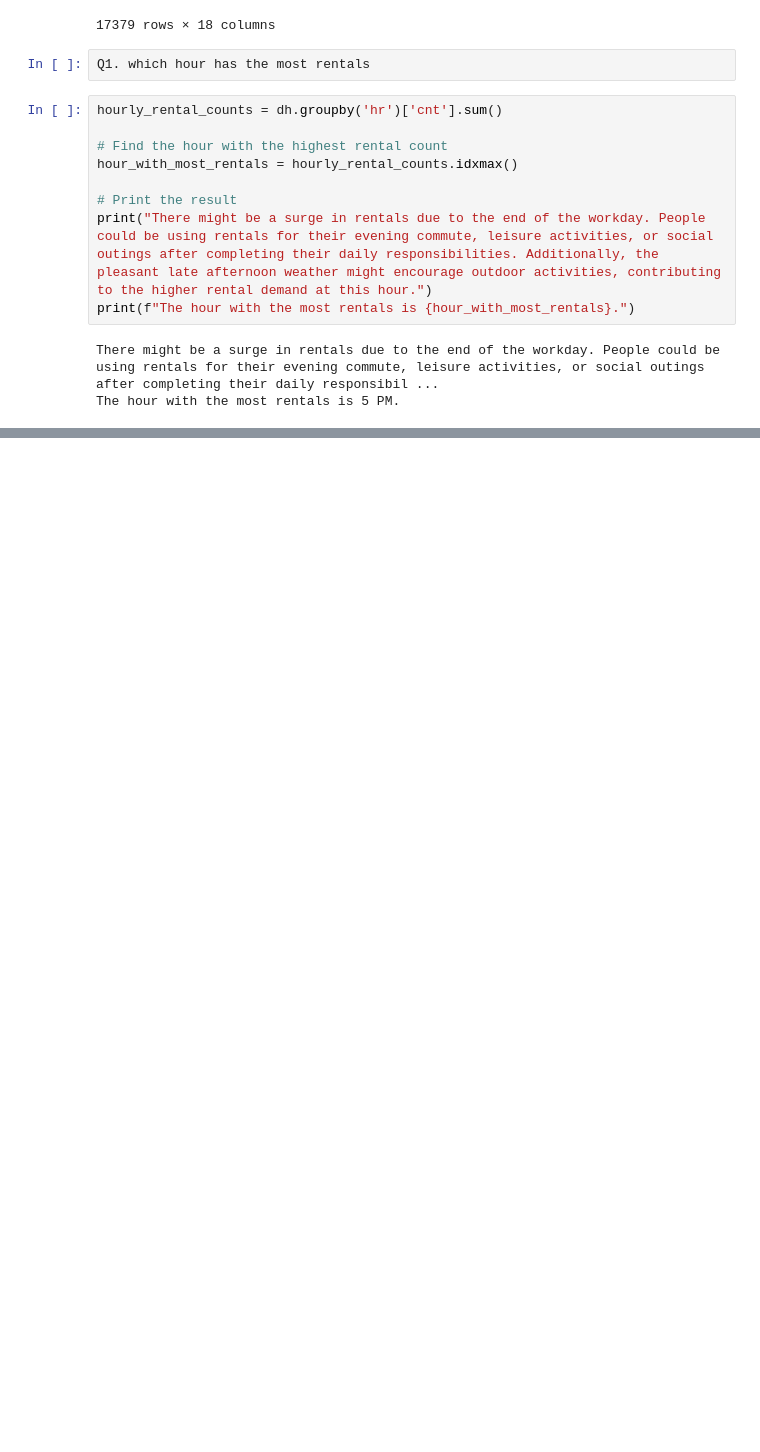
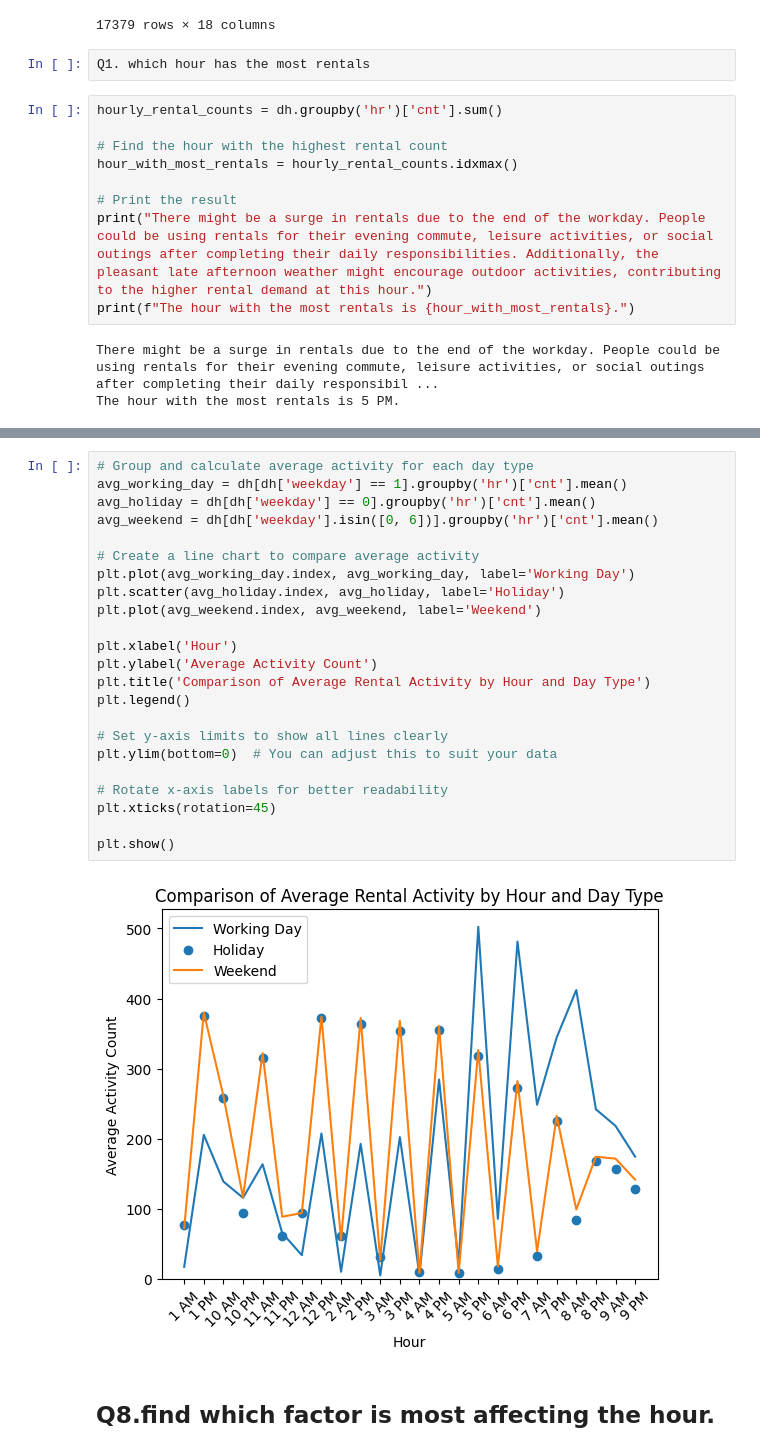
Before and after one commit to Div2707/bike-rental-analysis, a Jupyter notebook: Analysis.ipynb, the cells around one changed output, grey strips where cells are left out. Saved outputs shown, nothing was run; the diff lists cells and outputs as text; blank space fills up the shorter version.

```diff
--- a/Analysis.ipynb
+++ b/Analysis.ipynb
@@ -848,0 +1102,27 @@ array([ 0,  1,  2,  3,  4,  5,  6,  7,  8,  9, 10, 11, 12, 13, 14, 15, 16,
+# %%
+# Group and calculate average activity for each day type
+avg_working_day = dh[dh['weekday'] == 1].groupby('hr')['cnt'].mean()
+avg_holiday = dh[dh['weekday'] == 0].groupby('hr')['cnt'].mean()
+avg_weekend = dh[dh['weekday'].isin([0, 6])].groupby('hr')['cnt'].mean()
+
+# Create a line chart to compare average activity
+plt.plot(avg_working_day.index, avg_working_day, label='Working Day')
+plt.scatter(avg_holiday.index, avg_holiday, label='Holiday')
+plt.plot(avg_weekend.index, avg_weekend, label='Weekend')
+
+plt.xlabel('Hour')
+plt.ylabel('Average Activity Count')
+plt.title('Comparison of Average Rental Activity by Hour and Day Type')
+plt.legend()
+
+# Set y-axis limits to show all lines clearly
+plt.ylim(bottom=0)  # You can adjust this to suit your data
+
+# Rotate x-axis labels for better readability
+plt.xticks(rotation=45)
+
+plt.show()
+# %% [output]
+[figure, added]
+# %% [markdown]
+## Q8.find  which factor is most affecting the hour.
```
Also changed, not shown: parts of 36 cells of this notebook.
